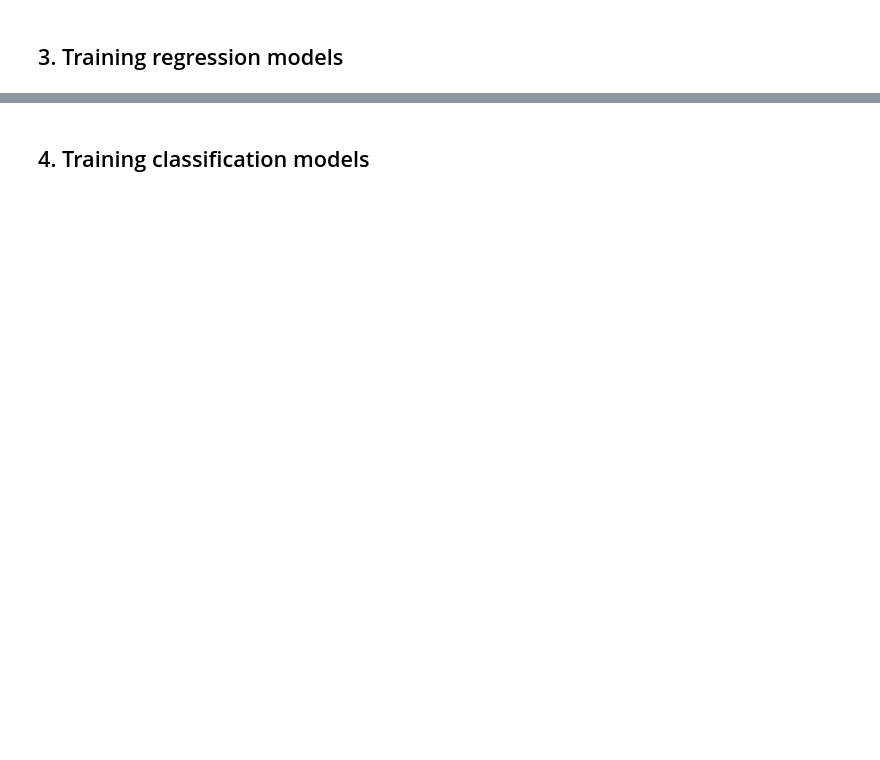
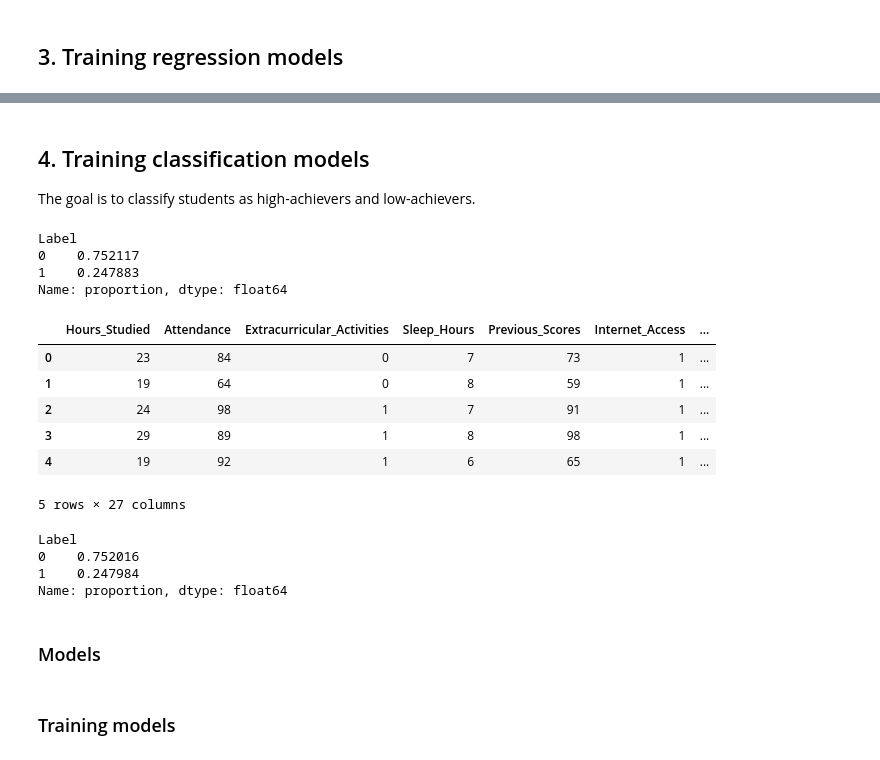
Before and after one commit to liisnele/IDS2025-performace-factors, a Jupyter notebook: StudentPerformance.ipynb, the cells around one changed output, grey strips where cells are left out. Drawn from its saved outputs; the diff is of its cells as text; code cells hidden in the pictures; blank space fills up the shorter version.

```diff
--- a/StudentPerformance.ipynb
+++ b/StudentPerformance.ipynb
@@ -294,2 +292,27 @@ R2 0.5829249313115275
 # %% [markdown]
 ## 4. Training classification models
+The goal is to classify students as high-achievers and low-achievers.
+# %%
+# Create binary label: 1 = high achiever, 0 = low achiever
+threshold = 70
+data["Label"] = (data[target] >= threshold).astype(int)
+# %%
+# checking balance
+data["Label"].value_counts(normalize=True)
+# %% [output]
+Label
+0    0.752117
+1    0.247883
+Name: proportion, dtype: float64
+# %%
+y = data["Label"]
+X = data_dum.drop(columns=["Exam_Score", "Label"])
+X.head()
+# %% [output]
+|  | Hours_Studied | Attendance | Extracurricular_Activities | Sleep_Hours | Previous_Scores | Internet_Access | ... |
+| 0 | 23 | 84 | 0 | 7 | 73 | 1 | ... |
+| 1 | 19 | 64 | 0 | 8 | 59 | 1 | ... |
+| 2 | 24 | 98 | 1 | 7 | 91 | 1 | ... |
+| 3 | 29 | 89 | 1 | 8 | 98 | 1 | ... |
+| 4 | 19 | 92 | 1 | 6 | 65 | 1 | ... |
+5 rows × 27 columns
@@ -295,0 +322,7 @@ R2 0.5829249313115275
+# %%
+y_train.value_counts(normalize=True).sort_values(ascending=False)
+# %% [output]
+Label
+0    0.752016
+1    0.247984
+Name: proportion, dtype: float64
@@ -295,0 +333,2 @@ R2 0.5829249313115275
+# %% [markdown]
+### Models
@@ -295,0 +352,2 @@ R2 0.5829249313115275
+# %% [markdown]
+### Training models
```
Also changed, not shown: parts of 25 cells of this notebook.
